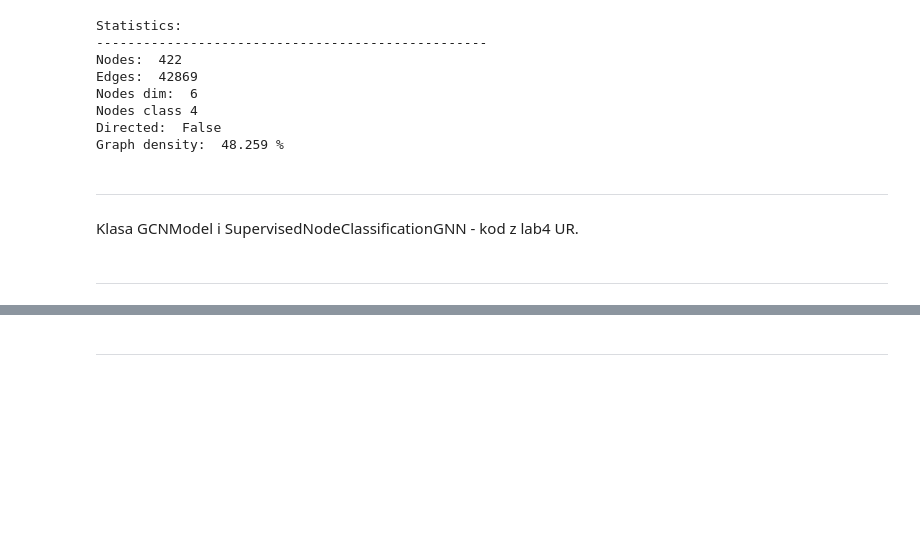
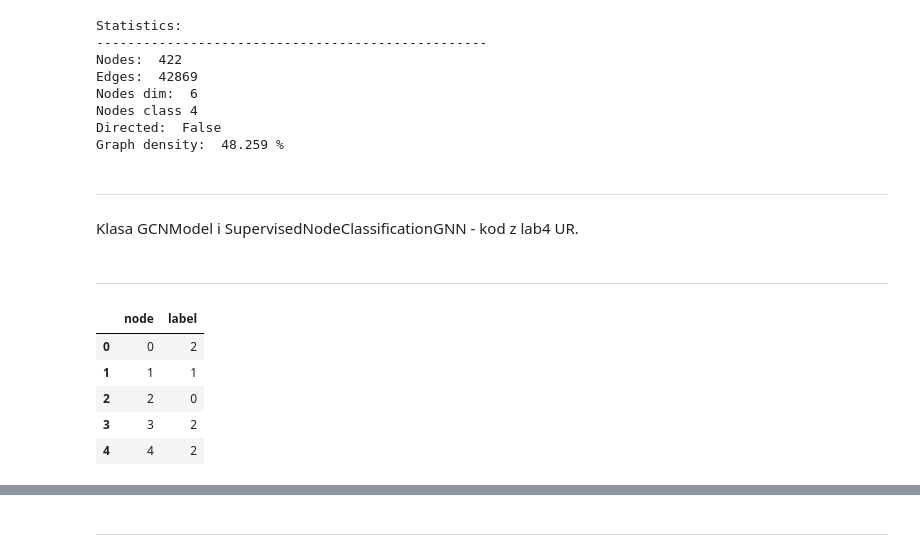
Before and after one commit to StaszekM/gradient, a Jupyter notebook: baseline_gcn_with_description.ipynb, the cells around one changed output, grey strips where cells are left out. Cells and saved outputs as stored; diff of their text form; code cells hidden in the pictures; blank space fills up the shorter version.

```diff
--- a/baseline_gcn_with_description.ipynb
+++ b/baseline_gcn_with_description.ipynb
@@ -104,7 +104,7 @@ gdf.head()
 # %% [markdown]
 Dodanie kolumny mówiącej o poziomie ryzyka w danym obszarze w zależości od liczby wpadków.
 # %%
-bins = [-1, 0, 3, 10, float("inf")]  # Bins: (-1, 0], (0, 3], (3, 10], (10, inf)
+bins = [-1, 0, 2, 12, float("inf")]  # Bins: (-1, 0], (0, 3], (3, 10], (10, inf)
 label_names = ['no risk', 'low risk', 'medium risk', 'high risk']
 gdf['risk_level'] = pd.cut(gdf['rok_2023'], bins=bins, labels=label_names, right=True)
 gdf.head()
@@ -376 +444,12 @@ from sklearn.model_selection import train_test_split
+# %%
+nodes_labels = {'node': [i for i in range(len(data.y))], 'label': data.y}
+df_to_split = pd.DataFrame(nodes_labels)
+df_to_split.head()
+# %% [output]
+|  | node | label |
+| 0 | 0 | 2 |
+| 1 | 1 | 1 |
+| 2 | 2 | 0 |
+| 3 | 3 | 2 |
+| 4 | 4 | 2 |
 # %%
```
Also changed, not shown: parts of 15 cells of this notebook.
